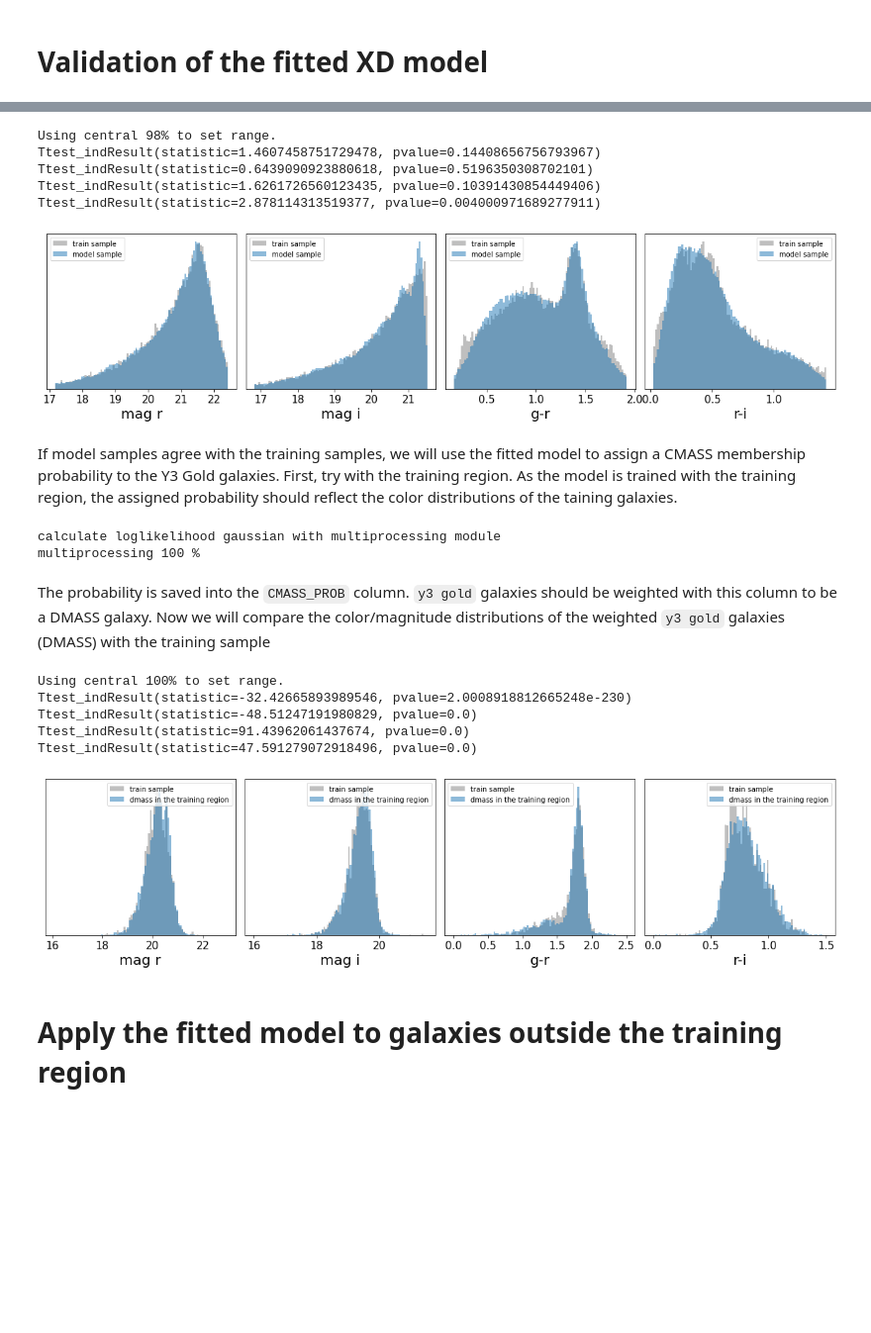
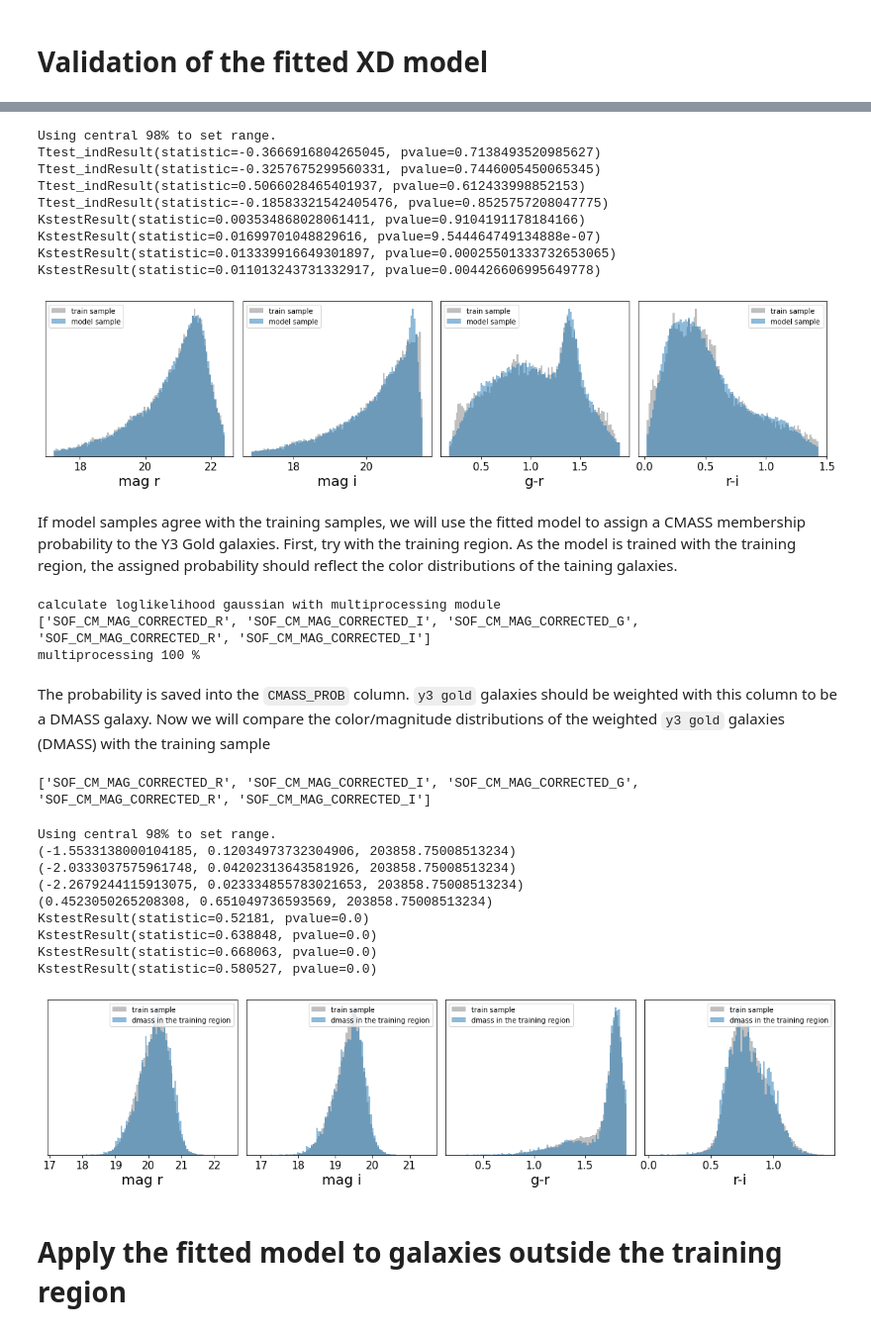
Before and after one commit to sujeong-lee/DMASS, a Jupyter notebook: code_py3/DMASS_tutorial_notebook.ipynb, the cells around one changed output, grey strips where cells are left out. Shown at 99% size. Cells and saved outputs as stored; diff of their text form; code cells hidden in the pictures; blank space fills up the shorter version.

```diff
--- a/code_py3/DMASS_tutorial_notebook.ipynb
+++ b/code_py3/DMASS_tutorial_notebook.ipynb
@@ -238,8 +241,8 @@ elapsed time: 0.00 min,  total iteration 0
 # %%
 # call saved pickles if you empty memory. Otherwise skip it
 outdir = '../output/test/fitting/'
-cmass_pickle = outdir+'gauss_cmass.pkl'
-no_pickle = outdir+'gauss_no.pkl'
+cmass_pickle = outdir+'gm_cmass.pkl'
+no_pickle = outdir+'gm_no.pkl'
 clf_cmass = XD_fitting_X( None, None, pickleFileName = cmass_pickle)
 clf_no = XD_fitting_X( None, None, pickleFileName = no_pickle)
 cmass_fraction=float(open(outdir+'cmassfrac', 'r').readline())
@@ -261,5 +264,8 @@ doVisualization_1d( data=[X_cmass_true, X_sample_cmass],
 for i in range(4):
     res = scipy.stats.ttest_ind(X_cmass_true[:,i], X_sample_cmass[:,i])
     print(res)
+for i in range(4):
+    res = scipy.stats.ks_2samp(X_no_true[:,i], X_sample_no[:,i])
+    print (res)
 # %% [output]
 Using central 98% to set range.
@@ -281,13 +291,20 @@ doVisualization_1d( data=[X_no_true, X_sample_no],
 for i in range(4):
     res = scipy.stats.ttest_ind(X_no_true[:,i], X_sample_no[:,i])
     print(res)
+for i in range(4):
+    res = scipy.stats.ks_2samp(X_no_true[:,i], X_sample_no[:,i])
+    print (res)
 # %% [output]
 Using central 98% to set range.
-Ttest_indResult(statistic=1.4607458751729478, pvalue=0.14408656756793967)
-Ttest_indResult(statistic=0.6439090923880618, pvalue=0.5196350308702101)
-Ttest_indResult(statistic=1.6261726560123435, pvalue=0.10391430854449406)
-Ttest_indResult(statistic=2.878114313519377, pvalue=0.004000971689277911)
+Ttest_indResult(statistic=-0.3666916804265045, pvalue=0.7138493520985627)
+Ttest_indResult(statistic=-0.3257675299560331, pvalue=0.7446005450065345)
+Ttest_indResult(statistic=0.5066028465401937, pvalue=0.612433998852153)
+Ttest_indResult(statistic=-0.18583321542405476, pvalue=0.8525757208047775)
+KstestResult(statistic=0.003534868028061411, pvalue=0.9104191178184166)
+KstestResult(statistic=0.01699701048829616, pvalue=9.544464749134888e-07)
+KstestResult(statistic=0.013339916649301897, pvalue=0.00025501333732653065)
+KstestResult(statistic=0.011013243731332917, pvalue=0.004426606995649778)
-[figure, old version]
+[figure, new version]
 # %% [markdown]
 If model samples agree with the training samples, we will use the fitted model to assign a CMASS membership probability to the Y3 Gold galaxies. First, try with the training region. As the model is trained with the training region, the assigned probability should reflect the color distributions of the taining galaxies.
 # %%
@@ -305,6 +322,7 @@ gold_st82_test = assignCMASSProb(gold_st82_sub, clf_cmass, clf_no,
                      mag=mag, err=err, filter=filter )
 # %% [output]
 calculate loglikelihood gaussian with multiprocessing module
+['SOF_CM_MAG_CORRECTED_R', 'SOF_CM_MAG_CORRECTED_I', 'SOF_CM_MAG_CORRECTED_G', 'SOF_CM_MAG_CORRECTED_R', 'SOF_CM_MAG_CORRECTED_I']
 multiprocessing 100 %
 # %% [markdown]
 The probability is saved into the `CMASS_PROB` column. `y3 gold` galaxies should be weighted with this column to be a DMASS galaxy. Now we will compare the color/magnitude distributions of the weighted `y3 gold` galaxies (DMASS) with the training sample
@@ -315,28 +333,39 @@ X_dmass_st82, Xcov = mixing_color(gold_st82_test,
                 err = ['SOF_CM_MAG_ERR', 'SOF_CM_MAG_ERR'],
                 filter = ['G', 'R', 'I'],
                 no_zband = True  )
+# %% [output]
+['SOF_CM_MAG_CORRECTED_R', 'SOF_CM_MAG_CORRECTED_I', 'SOF_CM_MAG_CORRECTED_G', 'SOF_CM_MAG_CORRECTED_R', 'SOF_CM_MAG_CORRECTED_I']
 # %%
 # Comparison plot for the training sample (cmass) vs. dmass sample selected in the training region
 # DMASS sample should be weighted by 'CMASS_PROB' column when plotting
 weight_dmass = gold_st82_test['CMASS_PROB']
-doVisualization_1d( data=[X_cmass_true, X_dmass_st82],
+doVisualization_1d( data=[X_sample_cmass, X_dmass_st82],
                    weight = [None, weight_dmass], # put DMASS weight here
                    labels = ['mag r', 'mag i', 'g-r', 'r-i'],
                    ranges = None,
                    name = ['train sample', 'dmass in the training region'],
                    nbins=100)
 
 # Statistical significance tests
+from statsmodels.stats.weightstats import ttest_ind
 for i in range(4):
-    res = scipy.stats.ttest_ind(X_cmass_true[:,i], X_dmass_st82[:,i])
+    res = ttest_ind(X_sample_cmass[:,i], X_dmass_st82[:,i], weights=(None, weight_dmass))
     print(res)
+for i in range(4):
+    #KS test should be weighted (not weighted here)
+    res = scipy.stats.ks_2samp(X_sample_cmass[:,i], X_dmass_st82[:,i])
+    print (res)
 # %% [output]
-Using central 100% to set range.
-Ttest_indResult(statistic=-32.42665893989546, pvalue=2.0008918812665248e-230)
-Ttest_indResult(statistic=-48.51247191980829, pvalue=0.0)
-Ttest_indResult(statistic=91.43962061437674, pvalue=0.0)
-Ttest_indResult(statistic=47.591279072918496, pvalue=0.0)
+Using central 98% to set range.
+(-1.5533138000104185, 0.12034973732304906, 203858.75008513234)
+(-2.0333037575961748, 0.04202313643581926, 203858.75008513234)
+(-2.2679244115913075, 0.023334855783021653, 203858.75008513234)
+(0.4523050265208308, 0.651049736593569, 203858.75008513234)
+KstestResult(statistic=0.52181, pvalue=0.0)
+KstestResult(statistic=0.638848, pvalue=0.0)
+KstestResult(statistic=0.668063, pvalue=0.0)
+KstestResult(statistic=0.580527, pvalue=0.0)
-[figure, old version]
+[figure, new version]
 # %% [markdown]
 # Apply the fitted model to galaxies outside the training region
 # %% [markdown]
```
Also changed, not shown: parts of 11 cells of this notebook, 13 other files.
